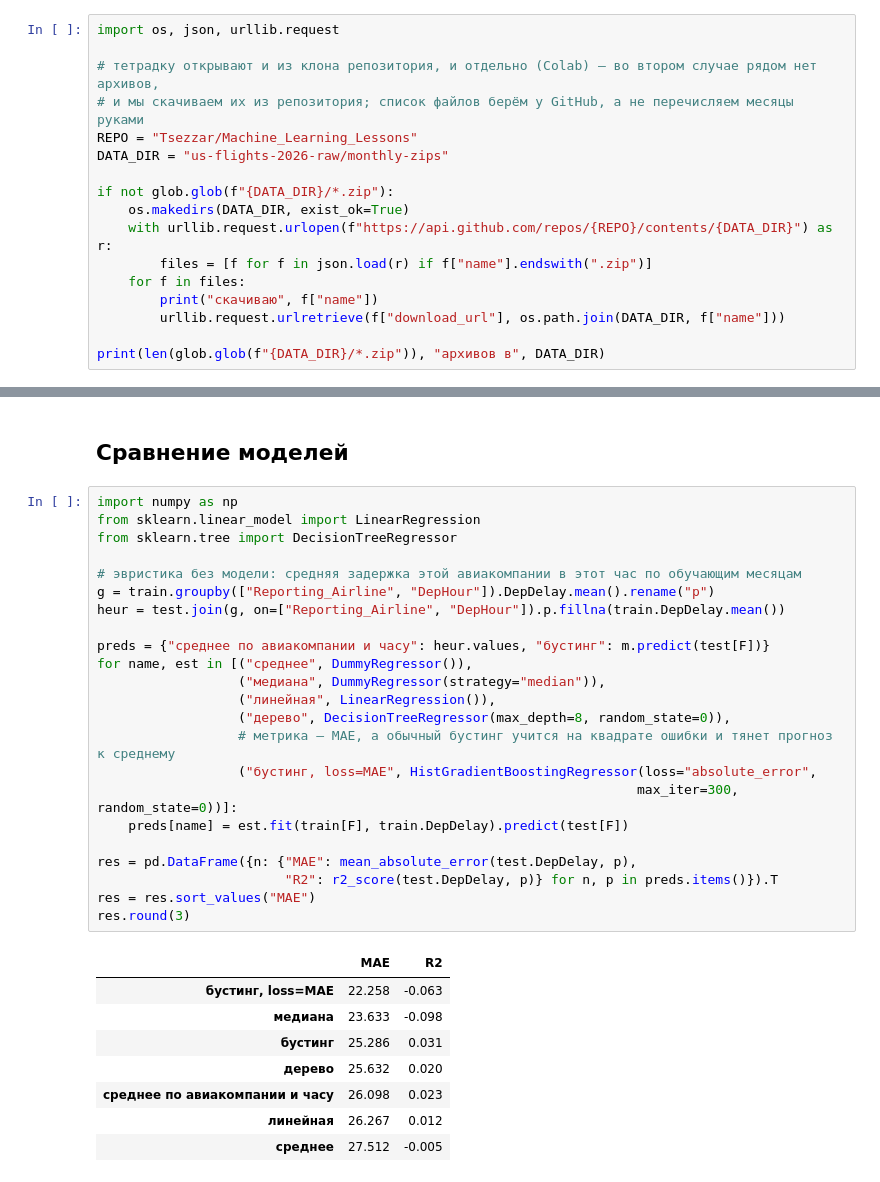
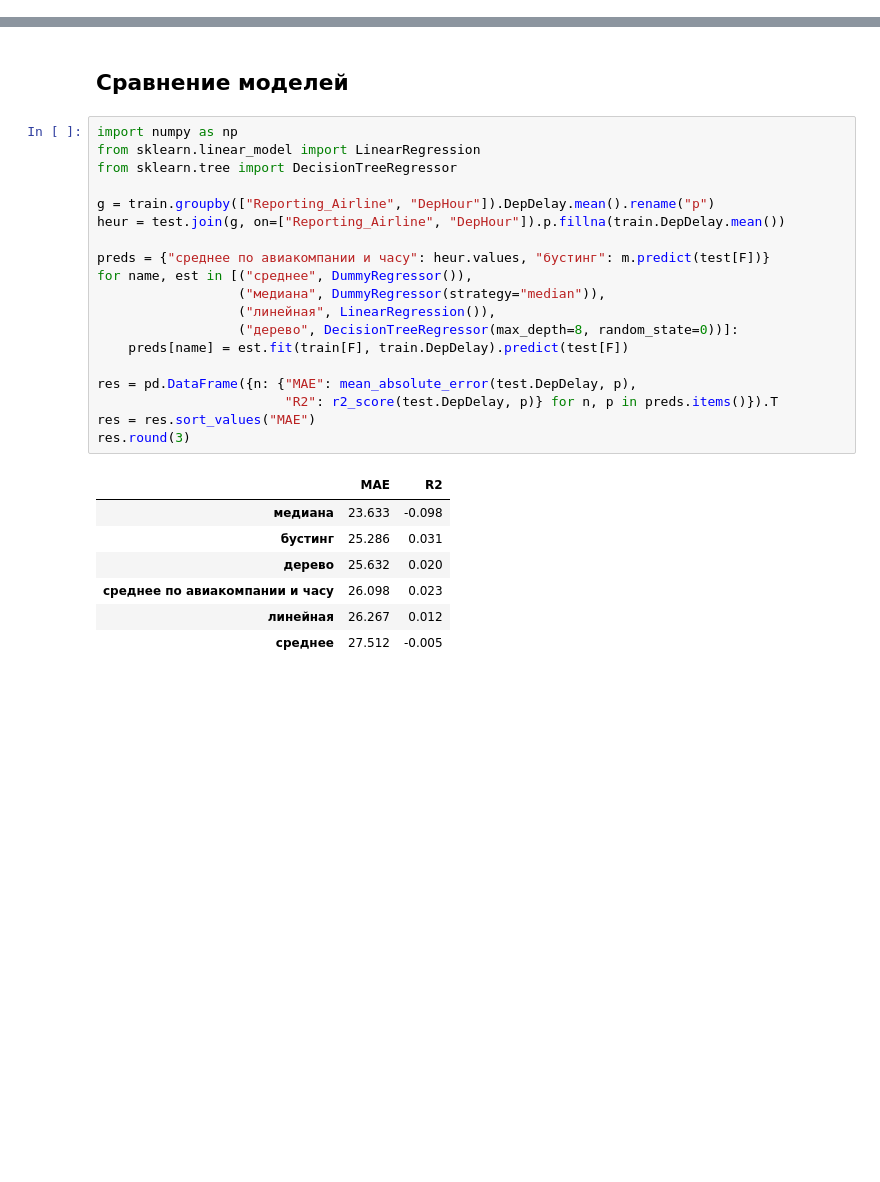
Before and after one commit to Tsezzar/Machine_Learning_Lessons, a Jupyter notebook: дз1-3.ipynb, the cells around one changed output, grey strips where cells are left out. Drawn from its saved outputs; the diff is of its cells as text; blank space fills up the shorter version.

Commit message:
Данные только локальные, без скачивания; убраны комментарии и бустинг с loss=absolute_error

```diff
--- a/дз1-3.ipynb
+++ b/дз1-3.ipynb
@@ -12,20 +11,3 @@ import pickle
 from sklearn.ensemble import HistGradientBoostingRegressor
 from sklearn.dummy import DummyRegressor
 from sklearn.metrics import mean_absolute_error, r2_score
-# %%
-import os, json, urllib.request
-
-# тетрадку открывают и из клона репозитория, и отдельно (Colab) — во втором случае рядом нет архивов,
-# и мы скачиваем их из репозитория; список файлов берём у GitHub, а не перечисляем месяцы руками
-REPO = "Tsezzar/Machine_Learning_Lessons"
-DATA_DIR = "us-flights-2026-raw/monthly-zips"
-
-if not glob.glob(f"{DATA_DIR}/*.zip"):
-    os.makedirs(DATA_DIR, exist_ok=True)
-    with urllib.request.urlopen(f"https://api.github.com/repos/{REPO}/contents/{DATA_DIR}") as r:
-        files = [f for f in json.load(r) if f["name"].endswith(".zip")]
-    for f in files:
-        print("скачиваю", f["name"])
-        urllib.request.urlretrieve(f["download_url"], os.path.join(DATA_DIR, f["name"]))
-
-print(len(glob.glob(f"{DATA_DIR}/*.zip")), "архивов в", DATA_DIR)
@@ -151,29 +128,24 @@ baseline  MAE  27.5 мин   R2 -0.005
 # %%
 import numpy as np
 from sklearn.linear_model import LinearRegression
 from sklearn.tree import DecisionTreeRegressor
 
-# эвристика без модели: средняя задержка этой авиакомпании в этот час по обучающим месяцам
 g = train.groupby(["Reporting_Airline", "DepHour"]).DepDelay.mean().rename("p")
 heur = test.join(g, on=["Reporting_Airline", "DepHour"]).p.fillna(train.DepDelay.mean())
 
 preds = {"среднее по авиакомпании и часу": heur.values, "бустинг": m.predict(test[F])}
 for name, est in [("среднее", DummyRegressor()),
                   ("медиана", DummyRegressor(strategy="median")),
                   ("линейная", LinearRegression()),
-                  ("дерево", DecisionTreeRegressor(max_depth=8, random_state=0)),
-                  # метрика — MAE, а обычный бустинг учится на квадрате ошибки и тянет прогноз к среднему
-                  ("бустинг, loss=MAE", HistGradientBoostingRegressor(loss="absolute_error",
-                                                                     max_iter=300, random_state=0))]:
+                  ("дерево", DecisionTreeRegressor(max_depth=8, random_state=0))]:
     preds[name] = est.fit(train[F], train.DepDelay).predict(test[F])
 
 res = pd.DataFrame({n: {"MAE": mean_absolute_error(test.DepDelay, p),
                         "R2": r2_score(test.DepDelay, p)} for n, p in preds.items()}).T
 res = res.sort_values("MAE")
 res.round(3)
 # %% [output]
 |  | MAE | R2 |
-| бустинг, loss=MAE | 22.258 | -0.063 |
 | медиана | 23.633 | -0.098 |
 | бустинг | 25.286 | 0.031 |
 | дерево | 25.632 | 0.020 |
```
Also changed, not shown: parts of 6 cells of this notebook.
